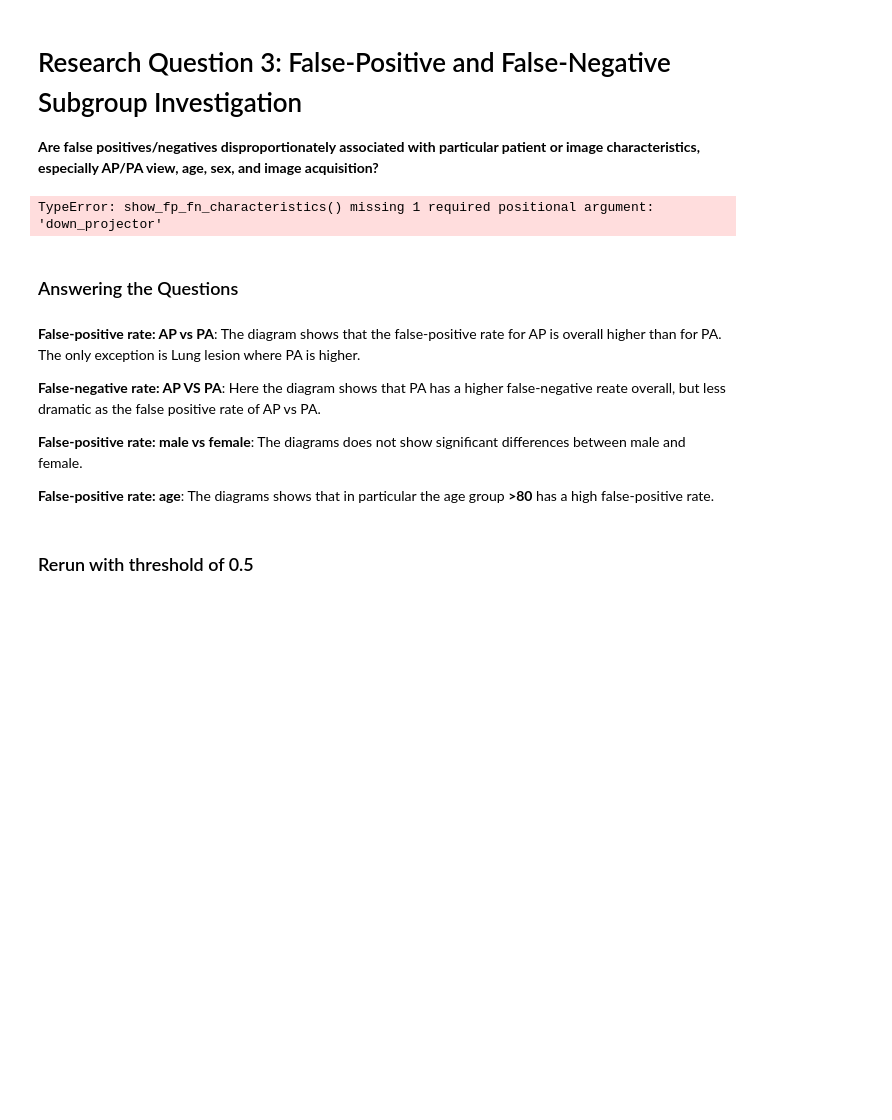
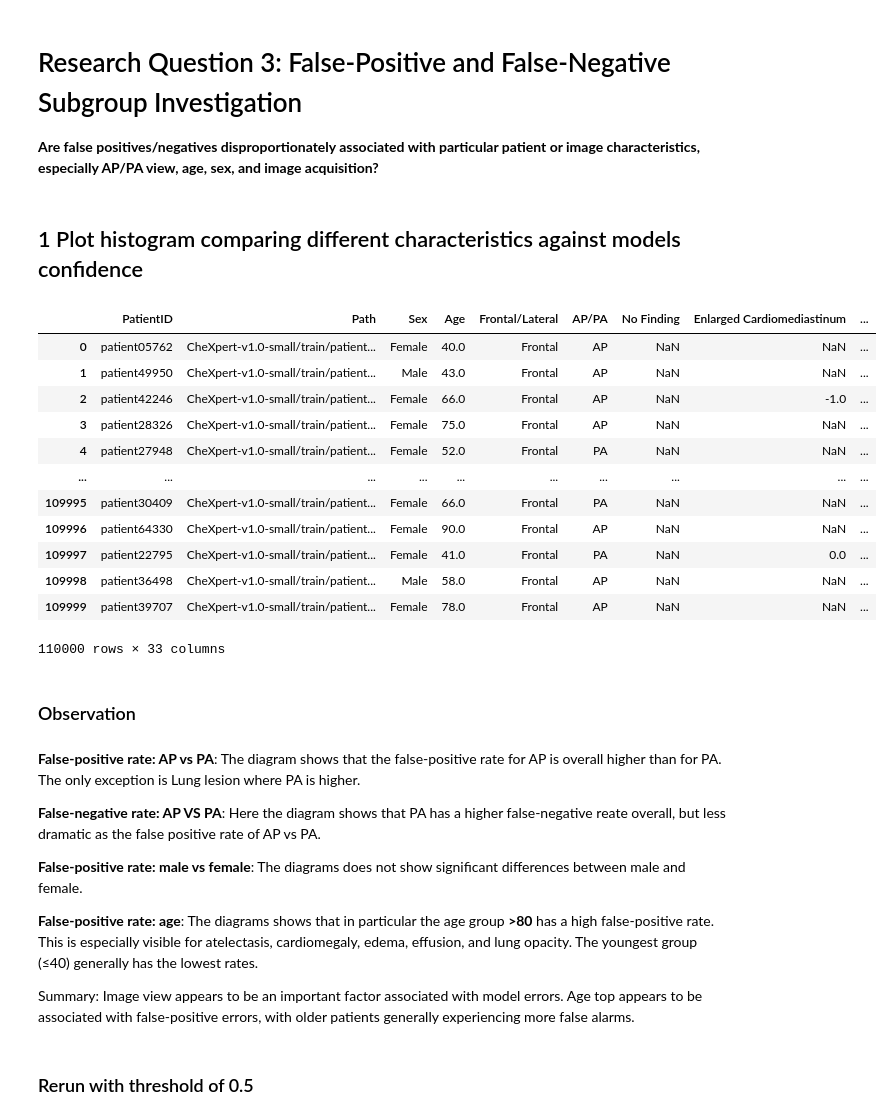
Before and after one commit to ngChris/ai-vis-lab-2026-x-rayable-ai, a Jupyter notebook: phase1-model-behavior/ai-guided-pair/r3_false_positive_subgroup_investigation.ipynb, the cells around one changed output. Saved outputs shown, nothing was run; the diff lists cells and outputs as text; code cells hidden in the pictures; blank space fills up the shorter version.

```diff
--- a/phase1-model-behavior/ai-guided-pair/r3_false_positive_subgroup_investigation.ipynb
+++ b/phase1-model-behavior/ai-guided-pair/r3_false_positive_subgroup_investigation.ipynb
@@ -22,4 +22,6 @@ with capture_output() as captured:
     %run r0_dataset_overiew_dashboard.ipynb
 # %%
 HTML_OUTPUT_FOLDER = "html_plots/r3"
+# %% [markdown]
+## 1 Plot histogram comparing different characteristics against models confidence
 # %%
@@ -498,10 +226,22 @@ def show_fp_fn_characteristics(down_projector,
     return experiment_df
 # %%
-show_fp_fn_characteristics(DOWN_PROJECTOR)
+show_fp_fn_characteristics(output_folder=HTML_OUTPUT_FOLDER)
 # %% [output]
+|  | PatientID | Path | Sex | Age | Frontal/Lateral | AP/PA | No Finding | Enlarged Cardiomediastinum | ... |
+| 0 | patient05762 | CheXpert-v1.0-small/train/patient... | Female | 40.0 | Frontal | AP | NaN | NaN | ... |
+| 1 | patient49950 | CheXpert-v1.0-small/train/patient... | Male | 43.0 | Frontal | AP | NaN | NaN | ... |
+| 2 | patient42246 | CheXpert-v1.0-small/train/patient... | Female | 66.0 | Frontal | AP | NaN | -1.0 | ... |
+| 3 | patient28326 | CheXpert-v1.0-small/train/patient... | Female | 75.0 | Frontal | AP | NaN | NaN | ... |
+| 4 | patient27948 | CheXpert-v1.0-small/train/patient... | Female | 52.0 | Frontal | PA | NaN | NaN | ... |
+| ... | ... | ... | ... | ... | ... | ... | ... | ... | ... |
+| 109995 | patient30409 | CheXpert-v1.0-small/train/patient... | Female | 66.0 | Frontal | PA | NaN | NaN | ... |
+| 109996 | patient64330 | CheXpert-v1.0-small/train/patient... | Female | 90.0 | Frontal | AP | NaN | NaN | ... |
+| 109997 | patient22795 | CheXpert-v1.0-small/train/patient... | Female | 41.0 | Frontal | PA | NaN | 0.0 | ... |
+| 109998 | patient36498 | CheXpert-v1.0-small/train/patient... | Male | 58.0 | Frontal | AP | NaN | NaN | ... |
+| 109999 | patient39707 | CheXpert-v1.0-small/train/patient... | Female | 78.0 | Frontal | AP | NaN | NaN | ... |
-TypeError: show_fp_fn_characteristics() missing 1 required positional argument: 'down_projector'
+110000 rows × 33 columns
 # %% [markdown]
-### Answering the Questions
+### Observation
 # %% [markdown]
 **False-positive rate: AP vs PA**: The diagram shows that the false-positive rate for AP is overall higher than for PA. The only exception is Lung lesion where PA is higher.
 
@@ -509,6 +249,8 @@ TypeError: show_fp_fn_characteristics() missing 1 required positional argument:
 
 **False-positive rate: male vs female**: The diagrams does not show significant differences between male and female.
 
-**False-positive rate: age**: The diagrams shows that in particular the age group **>80** has a high false-positive rate.
+**False-positive rate: age**: The diagrams shows that in particular the age group **>80** has a high false-positive rate. This is especially visible for atelectasis, cardiomegaly, edema, effusion, and lung opacity. The youngest group (≤40) generally has the lowest rates.
+
+Summary: Image view appears to be an important factor associated with model errors. Age top appears to be associated with false-positive errors, with older patients generally experiencing more false alarms.
 # %% [markdown]
 ### Rerun with threshold of 0.5
```
Also changed, not shown: parts of 15 cells of this notebook, 48 other files.
